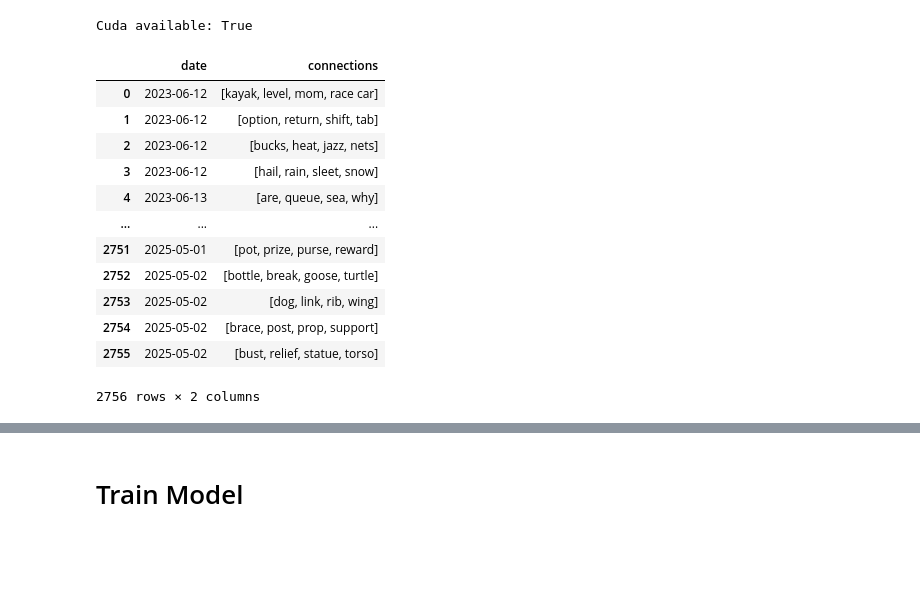
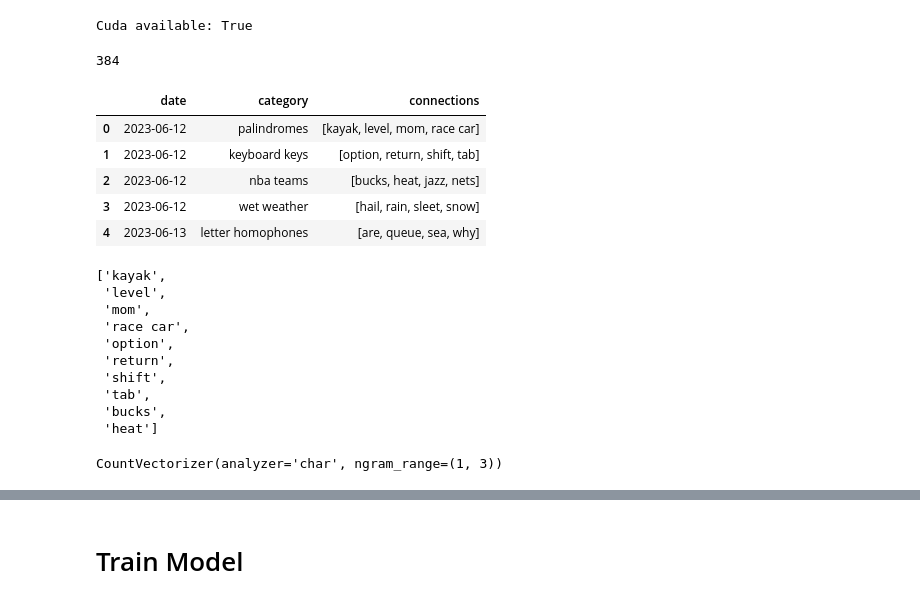
Before and after one commit to Will-Blanton/nyt-connections-solver, a Jupyter notebook: connections-solver.ipynb, the cells around one changed output, grey strips where cells are left out. Cells and saved outputs as stored; diff of their text form; code cells hidden in the pictures; blank space fills up the shorter version.

```diff
--- a/connections-solver.ipynb
+++ b/connections-solver.ipynb
@@ -34,0 +101,5 @@ word_embedder = SentenceTransformer('all-MiniLM-L6-v2')
+# %%
+D = len(test_emb)
+D
+# %% [output]
+384
@@ -35,29 +130,21 @@ word_embedder = SentenceTransformer('all-MiniLM-L6-v2')
 # %%
-import ast
 connections_df = pd.read_csv('data/connections.csv', index_col=0)
-connections_df.drop(columns='category', inplace=True)
+# connections_df.drop(columns='category', inplace=True)
 
 # fix issues with incorrect format... (not worth going in and adding a mechanism to correct...)
 connections_df.loc[1298, "connections"] = "['line', 'plane', 'point', 'solid']"
 connections_df.loc[1892, "connections"] = "['abyss', 'fly', 'matrix', 'thing']"
 
 # remove april fools samples since they include emojis or other potentially noisy samples
 connections_df = connections_df[~connections_df['date'].str.contains("04-01")]
 connections_df.reset_index(drop=True, inplace=True)
 
 connections_df['connections'] = connections_df['connections'].apply(ast.literal_eval)
-connections_df
+connections_df.head()
 # %% [output]
-|  | date | connections |
-| 0 | 2023-06-12 | [kayak, level, mom, race car] |
-| 1 | 2023-06-12 | [option, return, shift, tab] |
-| 2 | 2023-06-12 | [bucks, heat, jazz, nets] |
-| 3 | 2023-06-12 | [hail, rain, sleet, snow] |
-| 4 | 2023-06-13 | [are, queue, sea, why] |
-| ... | ... | ... |
-| 2751 | 2025-05-01 | [pot, prize, purse, reward] |
-| 2752 | 2025-05-02 | [bottle, break, goose, turtle] |
-| 2753 | 2025-05-02 | [dog, link, rib, wing] |
-| 2754 | 2025-05-02 | [brace, post, prop, support] |
-| 2755 | 2025-05-02 | [bust, relief, statue, torso] |
+|  | date | category | connections |
+| 0 | 2023-06-12 | palindromes | [kayak, level, mom, race car] |
+| 1 | 2023-06-12 | keyboard keys | [option, return, shift, tab] |
+| 2 | 2023-06-12 | nba teams | [bucks, heat, jazz, nets] |
+| 3 | 2023-06-12 | wet weather | [hail, rain, sleet, snow] |
+| 4 | 2023-06-13 | letter homophones | [are, queue, sea, why] |
-2756 rows × 2 columns
@@ -72,0 +151,19 @@ class ConnectionsData(Data):
+# %%
+all_words = list(itertools.chain.from_iterable(
+    connections_df
+    .groupby('date')['connections']
+    .agg(lambda lists: list(itertools.chain.from_iterable(lists)))
+    .values
+))
+all_words[:10]
+# %% [output]
+['kayak',
+ 'level',
+ 'mom',
+ 'race car',
+ 'option',
+ 'return',
+ 'shift',
+ 'tab',
+ 'bucks',
+ 'heat']
@@ -73,3 +172,8 @@ class ConnectionsData(Data):
+# %%
+vectorizer = CountVectorizer(analyzer='char', ngram_range=(1, 3))
+vectorizer.fit(all_words)
+# %% [output]
+CountVectorizer(analyzer='char', ngram_range=(1, 3))
 # %%
 """
 
```
Also changed, not shown: parts of 46 cells of this notebook.
